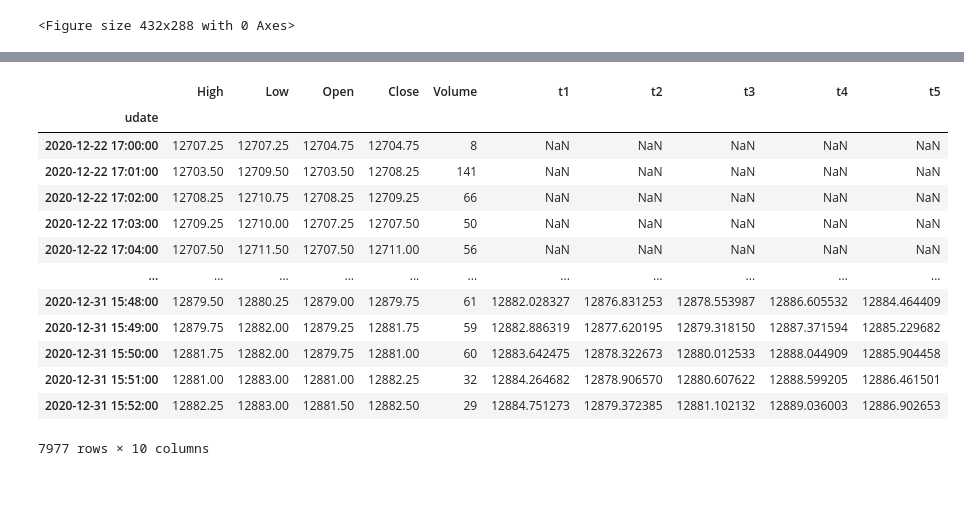
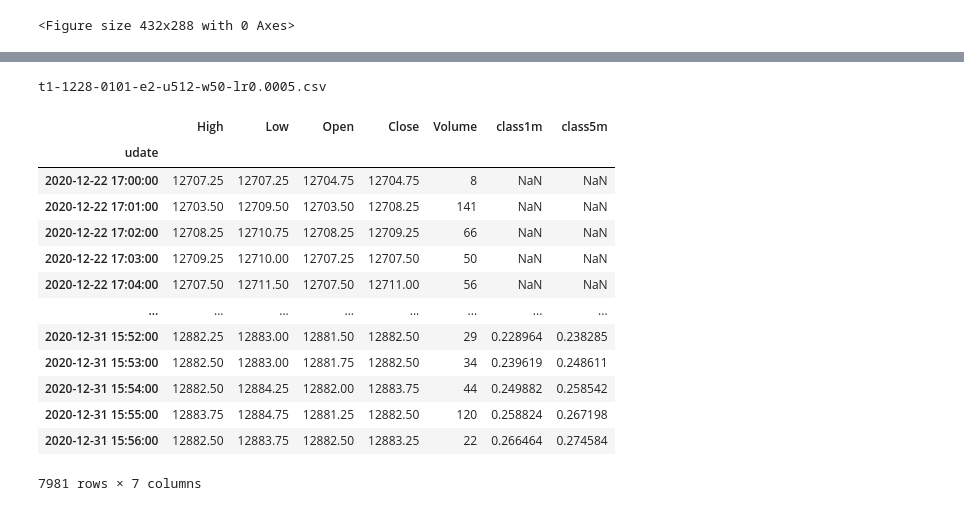
Before and after one commit to webclinic017/dbpower-machine-learning-project, a Jupyter notebook: nq10.ipynb, the cells around one changed output, grey strips where cells are left out. Saved outputs shown, nothing was run; the diff lists cells and outputs as text; code cells hidden in the pictures.

```diff
--- a/nq10.ipynb
+++ b/nq10.ipynb
@@ -674,7 +679,7 @@ model.add(LSTM(units=units, activation='tanh',return_sequences=False, input_shap
 model.add(Dropout(rate=0.2))
 
 if is_y_label_m_to_n:
-    model.add(Dense(units=t_pus_no))
+    model.add(Dense(units=y_train.shape[1]))
 else:
     model.add(Dense(units=1))
 
@@ -771,8 +776,10 @@ Validate Score: 0.0002 MSE (0.0151 RMSE)
 # %%
 # 9.0 預測
 predict1 = model.predict(x_valid)
-if is_y_label_m_to_n:
+if is_y_label_m_to_n and data_type == 't5':
     columns1=['t1', 't2', 't3', 't4', 't5']
+elif is_y_label_m_to_n and data_type == 'classification':
+    columns1=['class1m', 'class5m']
 else:
     columns1=['predict_close']
 df7 = pd.DataFrame(predict1, columns=columns1)
@@ -798,7 +805,6 @@ df7
 # %%
 # 10.0
 len_shape_y = df5_7.shape[1]-2
-fill_list = list(repeat(0, len_shape_y))
 df8 = pd.DataFrame()
 
 # 10.1 逆向
@@ -809,12 +815,22 @@ for k, v in scalers.items():
     # 10.2
     data4 = []
     for k1, v1 in df8_2.iterrows():
-        data4_1 = []
-        for v2 in v1:
-            data4_1.append([v2] + fill_list)
-        data4_2 = v['scaler'].inverse_transform(data4_1)
-        data4_3 = [v[0] for v in data4_2]
-        data4.append(data4_3)
+        # 10.2.1 t5
+        if data_type == 't5':
+            data4_1 = []
+            fill_list = list(repeat(0, len_shape_y))
+            for v2 in v1:
+                data4_1.append([v2] + fill_list)
+            data4_2 = v['scaler'].inverse_transform(data4_1)
+            data4_3 = [v[0] for v in data4_2]
+            data4.append(data4_3)
+        elif data_type == 'classification':
+            data4_1 = []
+            fill_list = list(repeat(0, len_shape_y-2))
+            data4_1.append([0] + v1.values.tolist() + fill_list)
+            data4_2 = v['scaler'].inverse_transform(data4_1)
+            data4_3 = [[v[1], v[2]] for v in data4_2]
+            data4.append(data4_3[0])
     # 10.3
     df8_3 = pd.DataFrame(data4, columns=columns1)
     df8_3.index = df8_1['udate']
@@ -850,8 +866,10 @@ df9_1 = pd.concat([df9, df8], axis=1)
 start2, end2 =  date_valid2[0], date_valid2[-2:-1][0]
 start3 = start2 - timedelta(minutes=t_pus_no+window_size)
 mask3 = ((df9_1.index >= start3) & (df9_1.index <= start2)) # 窗口步長
-if is_y_label_m_to_n:
+if is_y_label_m_to_n and data_type == 't5':
     k9 = 't1'
+elif is_y_label_m_to_n and data_type == 'classification':
+    k9 = 'class5m'
 else:
     k9 = 'predict_close'
 mask4 = ((df9_1.index >= start2) & (df9_1.index <= end2)) # 預測
@@ -896,48 +914,57 @@ days9 = [[datetime(2020, 7, 6, 17, 0, 0), datetime(2020, 7, 10, 16, 0, 0)],
          [datetime(2020, 7, 27, 17, 0, 0), datetime(2020, 7, 31, 16, 0, 0)],
          #
          [datetime(2020, 8, 31, 17, 0, 0), datetime(2020, 9, 4, 16, 0, 0)],
          [datetime(2020, 8, 7, 17, 0, 0), datetime(2020, 9, 11, 16, 0, 0)],
          [datetime(2020, 8, 14, 17, 0, 0), datetime(2020, 9, 18, 16, 0, 0)],
          [datetime(2020, 9, 21, 17, 0, 0), datetime(2020, 9, 25, 16, 0, 0)],
          [datetime(2020, 9, 28, 17, 0, 0), datetime(2020, 10, 2, 16, 0, 0)],
          #
          [datetime(2020, 10, 5, 17, 0, 0), datetime(2020, 10, 9, 16, 0, 0)],
          [datetime(2020, 10, 12, 17, 0, 0), datetime(2020, 10, 16, 16, 0, 0)],
          [datetime(2020, 10, 19, 17, 0, 0), datetime(2020, 10, 23, 16, 0, 0)],
          [datetime(2020, 10, 26, 17, 0, 0), datetime(2020, 10, 30, 16, 0, 0)],
          #
          [datetime(2020, 11, 2, 17, 0, 0), datetime(2020, 11, 6, 16, 0, 0)],
-         [datetime(2020, 11, 9, 17, 0, 0), datetime(2020, 11, 13, 16, 0, 0)]]
+         [datetime(2020, 11, 9, 17, 0, 0), datetime(2020, 11, 13, 16, 0, 0)],
+         [datetime(2020, 11, 16, 17, 0, 0), datetime(2020, 11, 20, 16, 0, 0)],
+         [datetime(2020, 11, 23, 17, 0, 0), datetime(2020, 11, 27, 16, 0, 0)],
+         #
+         [datetime(2020, 11, 30, 17, 0, 0), datetime(2020, 12, 1, 16, 0, 0)],
+         [datetime(2020, 12, 4, 17, 0, 0), datetime(2020, 12, 8, 16, 0, 0)],
+         [datetime(2020, 12, 11, 17, 0, 0), datetime(2020, 12, 15, 16, 0, 0)],
+         [datetime(2020, 12, 18, 17, 0, 0), datetime(2020, 12, 22, 16, 0, 0)],
+         [datetime(2020, 12, 28, 17, 0, 0), datetime(2021, 1, 1, 16, 0, 0)]]
 for v9 in days9:
     df9_5 = df9_3.copy(deep=True)
     start4 = v9[0] + timedelta(minutes=t_pus_no+window_size) # 窗口步長
     mask7 = ((df9_5.index >= v9[0]) & (df9_5.index <= start4)) # 窗口步長
     mask8 = ((df9_5.index >= start4) & (df9_5.index <= v9[1]) & (df9_5[k9] > 0)) # 預測
     df9_6 = df9_5.loc[mask7 | mask8]
     file_name_1 = path_name_2+'-'+ str(v9[0].month).zfill(2) + str(v9[0].day).zfill(2) +'-'+ str(v9[1].month).zfill(2) + str(v9[1].day).zfill(2) + '-e' + str(epochs) +'-u'+ str(units) + '-w' + str(window_size) + '-lr' + str(learning_rate) + path_name + '.csv'
     path_2 = os.path.abspath(os.path.join('data', 'nq', 'prediction', cur_time, file_name_1))
     if os.path.exists(path_2):
         os.remove(path_2)
     if df9_6.shape[0] > 1:
         df9_6.to_csv(path_2)
         print(file_name_1)
 
 df9_3
 # %% [output]
+t1-1228-0101-e2-u512-w50-lr0.0005.csv
-|  | High | Low | Open | Close | Volume | t1 | t2 | t3 | t4 | t5 |
-| udate |  |  |  |  |  |  |  |  |  |  |
-| 2020-12-22 17:00:00 | 12707.25 | 12707.25 | 12704.75 | 12704.75 | 8 | NaN | NaN | NaN | NaN | NaN |
-| 2020-12-22 17:01:00 | 12703.50 | 12709.50 | 12703.50 | 12708.25 | 141 | NaN | NaN | NaN | NaN | NaN |
-| 2020-12-22 17:02:00 | 12708.25 | 12710.75 | 12708.25 | 12709.25 | 66 | NaN | NaN | NaN | NaN | NaN |
-| 2020-12-22 17:03:00 | 12709.25 | 12710.00 | 12707.25 | 12707.50 | 50 | NaN | NaN | NaN | NaN | NaN |
-| 2020-12-22 17:04:00 | 12707.50 | 12711.50 | 12707.50 | 12711.00 | 56 | NaN | NaN | NaN | NaN | NaN |
-| ... | ... | ... | ... | ... | ... | ... | ... | ... | ... | ... |
-| 2020-12-31 15:48:00 | 12879.50 | 12880.25 | 12879.00 | 12879.75 | 61 | 12882.028327 | 12876.831253 | 12878.553987 | 12886.605532 | 12884.464409 |
-| 2020-12-31 15:49:00 | 12879.75 | 12882.00 | 12879.25 | 12881.75 | 59 | 12882.886319 | 12877.620195 | 12879.318150 | 12887.371594 | 12885.229682 |
-| 2020-12-31 15:50:00 | 12881.75 | 12882.00 | 12879.75 | 12881.00 | 60 | 12883.642475 | 12878.322673 | 12880.012533 | 12888.044909 | 12885.904458 |
-| 2020-12-31 15:51:00 | 12881.00 | 12883.00 | 12881.00 | 12882.25 | 32 | 12884.264682 | 12878.906570 | 12880.607622 | 12888.599205 | 12886.461501 |
-| 2020-12-31 15:52:00 | 12882.25 | 12883.00 | 12881.50 | 12882.50 | 29 | 12884.751273 | 12879.372385 | 12881.102132 | 12889.036003 | 12886.902653 |
+|  | High | Low | Open | Close | Volume | class1m | class5m |
+| udate |  |  |  |  |  |  |  |
+| 2020-12-22 17:00:00 | 12707.25 | 12707.25 | 12704.75 | 12704.75 | 8 | NaN | NaN |
+| 2020-12-22 17:01:00 | 12703.50 | 12709.50 | 12703.50 | 12708.25 | 141 | NaN | NaN |
+| 2020-12-22 17:02:00 | 12708.25 | 12710.75 | 12708.25 | 12709.25 | 66 | NaN | NaN |
+| 2020-12-22 17:03:00 | 12709.25 | 12710.00 | 12707.25 | 12707.50 | 50 | NaN | NaN |
+| 2020-12-22 17:04:00 | 12707.50 | 12711.50 | 12707.50 | 12711.00 | 56 | NaN | NaN |
+| ... | ... | ... | ... | ... | ... | ... | ... |
+| 2020-12-31 15:52:00 | 12882.25 | 12883.00 | 12881.50 | 12882.50 | 29 | 0.228964 | 0.238285 |
+| 2020-12-31 15:53:00 | 12882.50 | 12883.00 | 12881.75 | 12882.50 | 34 | 0.239619 | 0.248611 |
+| 2020-12-31 15:54:00 | 12882.50 | 12884.25 | 12882.00 | 12883.75 | 44 | 0.249882 | 0.258542 |
+| 2020-12-31 15:55:00 | 12883.75 | 12884.75 | 12881.25 | 12882.50 | 120 | 0.258824 | 0.267198 |
+| 2020-12-31 15:56:00 | 12882.50 | 12883.75 | 12882.50 | 12883.25 | 22 | 0.266464 | 0.274584 |
-7977 rows × 10 columns
+7981 rows × 7 columns
 # %%
 # 12.1 save mixmax scaler
 path_name_12 = os.path.abspath(os.path.join('min_max_scaler', prefix+'-'+cur_time+'.pkl'))
```
Also changed, not shown: parts of 12 cells of this notebook.
